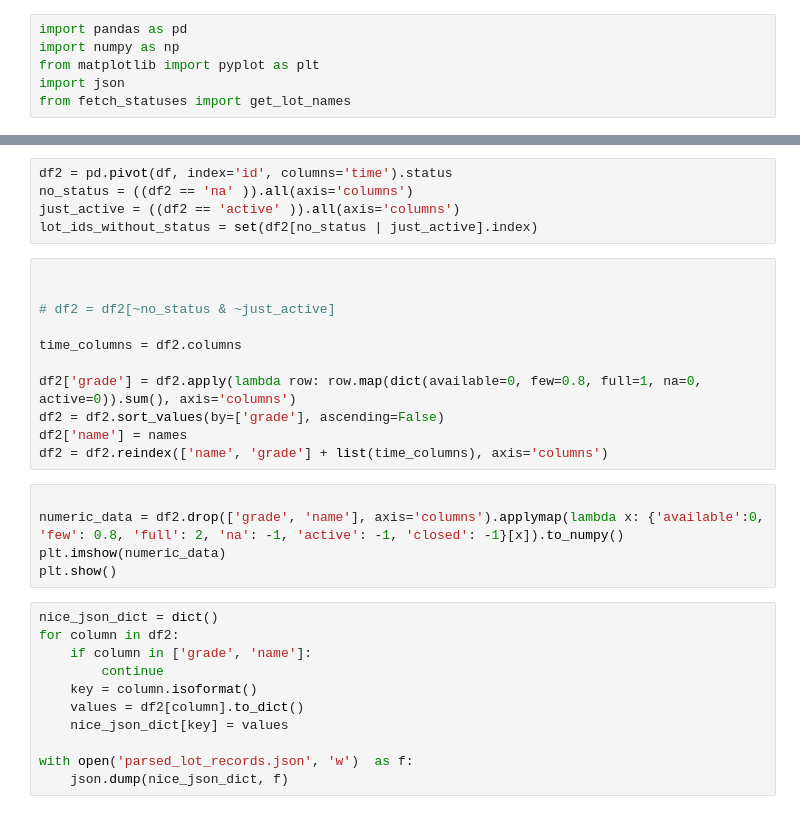
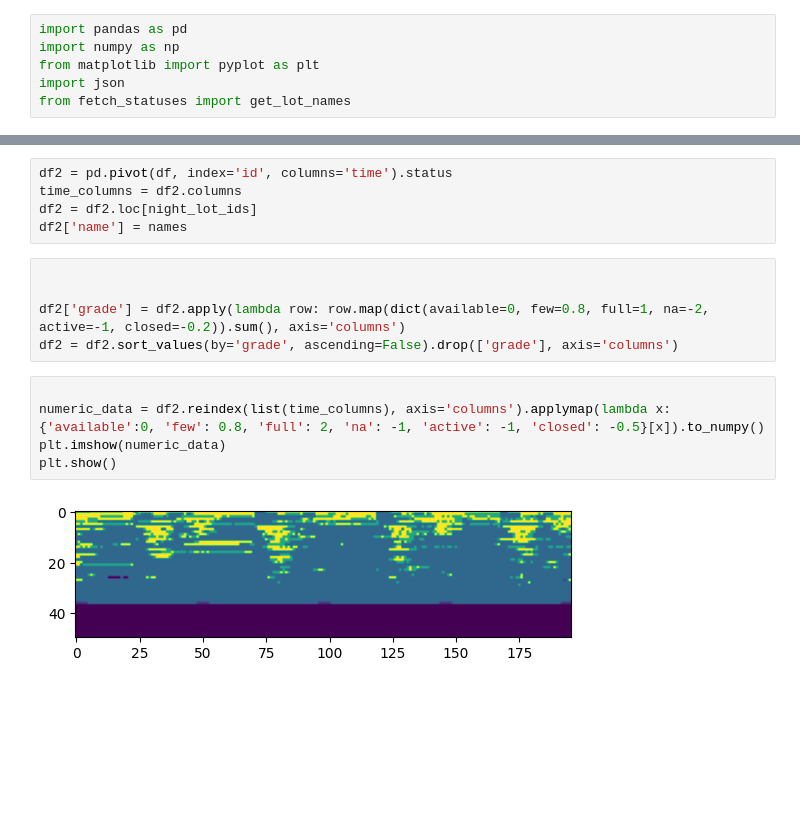
Before and after one commit to danfishgold/tlv-parking-analysis, a Jupyter notebook: analysis.ipynb, the cells around one changed output, grey strips where cells are left out. Drawn from its saved outputs; the diff is of its cells as text; blank space fills up the shorter version.

```diff
--- a/analysis.ipynb
+++ b/analysis.ipynb
@@ -17,32 +97,17 @@ names
 # %%
 df2 = pd.pivot(df, index='id', columns='time').status
-no_status = ((df2 == 'na' )).all(axis='columns')
-just_active = ((df2 == 'active' )).all(axis='columns')
-lot_ids_without_status = set(df2[no_status | just_active].index)
+time_columns = df2.columns
+df2 = df2.loc[night_lot_ids]
+df2['name'] = names
 # %%
 
 
-# df2 = df2[~no_status & ~just_active]
-
-time_columns = df2.columns
-
-df2['grade'] = df2.apply(lambda row: row.map(dict(available=0, few=0.8, full=1, na=0, active=0)).sum(), axis='columns')
-df2 = df2.sort_values(by=['grade'], ascending=False)
-df2['name'] = names
-df2 = df2.reindex(['name', 'grade'] + list(time_columns), axis='columns')
+df2['grade'] = df2.apply(lambda row: row.map(dict(available=0, few=0.8, full=1, na=-2, active=-1, closed=-0.2)).sum(), axis='columns')
+df2 = df2.sort_values(by='grade', ascending=False).drop(['grade'], axis='columns')
 # %%
 
-numeric_data = df2.drop(['grade', 'name'], axis='columns').applymap(lambda x: {'available':0, 'few': 0.8, 'full': 2, 'na': -1, 'active': -1, 'closed': -1}[x]).to_numpy()
+numeric_data = df2.reindex(list(time_columns), axis='columns').applymap(lambda x: {'available':0, 'few': 0.8, 'full': 2, 'na': -1, 'active': -1, 'closed': -0.5}[x]).to_numpy()
 plt.imshow(numeric_data)
 plt.show()
+# %% [output]
+[figure, added]
-# %%
-nice_json_dict = dict()
-for column in df2:
-    if column in ['grade', 'name']:
-        continue
-    key = column.isoformat()
-    values = df2[column].to_dict()
-    nice_json_dict[key] = values
-
-with open('parsed_lot_records.json', 'w')  as f:
-    json.dump(nice_json_dict, f)
```
Also changed, not shown: parts of 3 cells of this notebook.
